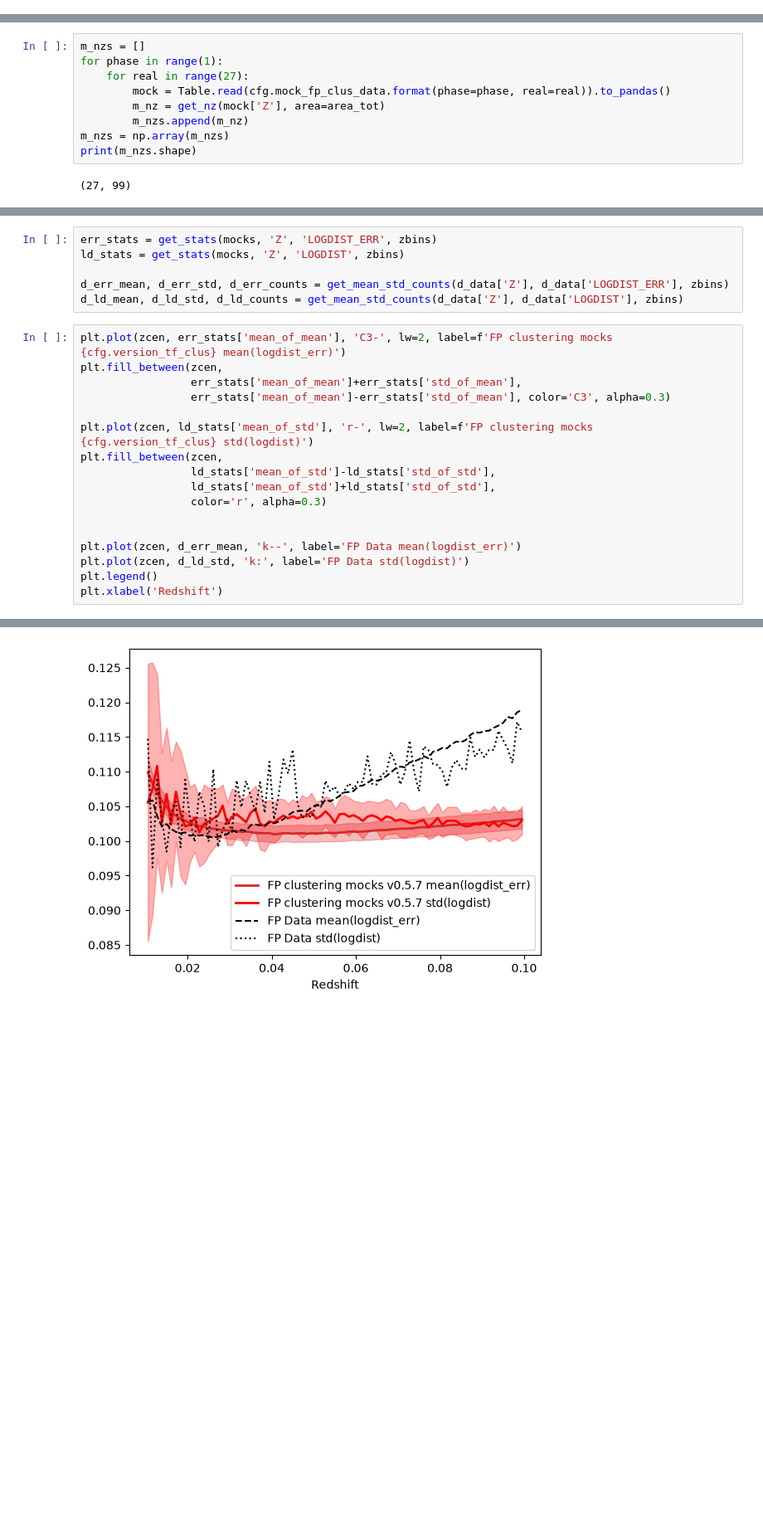
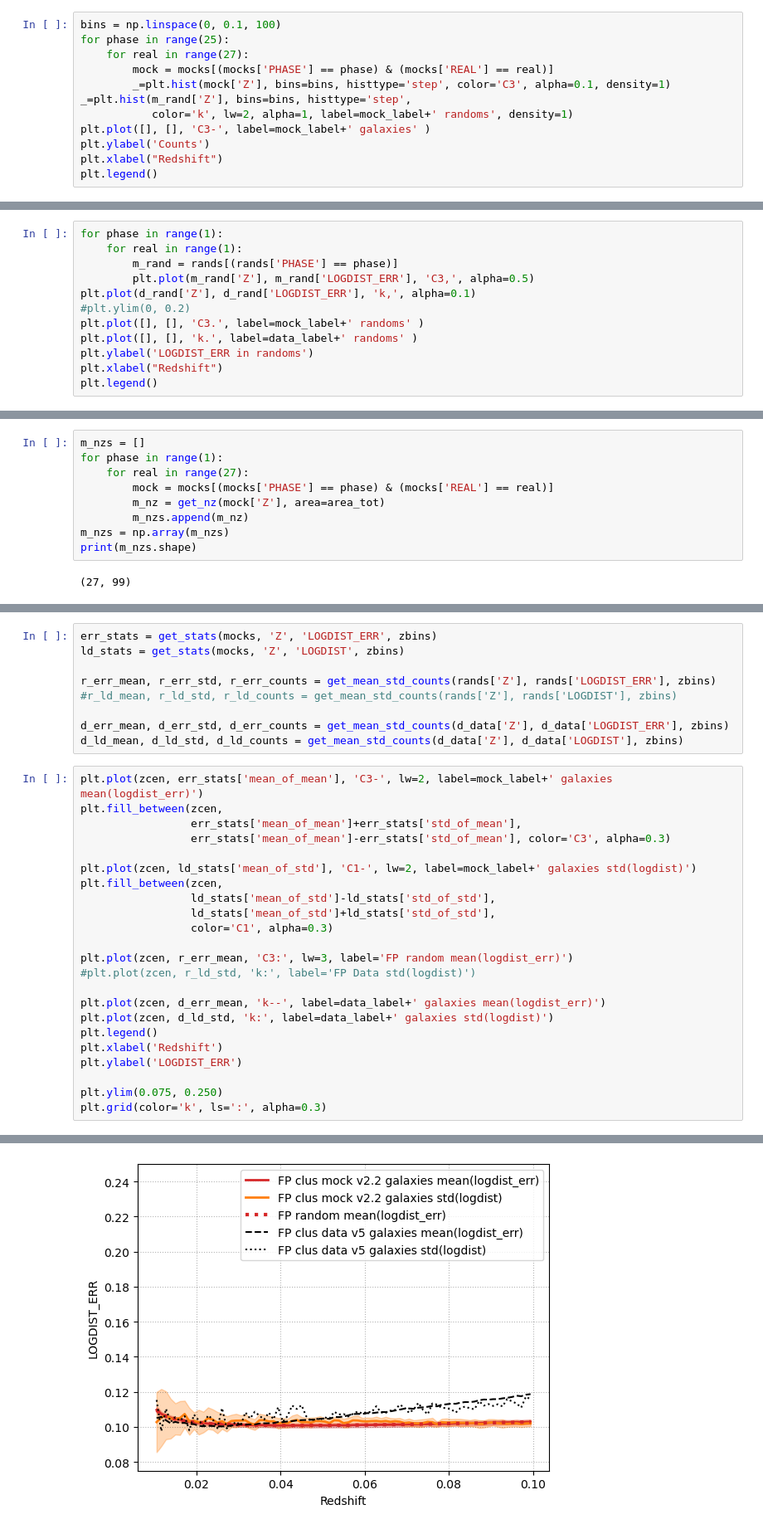
Before and after one commit to julianbautista/desi_pv_mocks, a Jupyter notebook: notebooks/check_FP_clustering.ipynb, the cells around one changed output, grey strips where cells are left out. Shown at 83% size. Saved outputs shown, nothing was run; the diff lists cells and outputs as text; blank space fills up the shorter version.

```diff
--- a/notebooks/check_FP_clustering.ipynb
+++ b/notebooks/check_FP_clustering.ipynb
@@ -78,0 +103,12 @@ mocks = read_mocks()
+# %%
+bins = np.linspace(0, 0.1, 100)
+for phase in range(25):
+    for real in range(27):
+        mock = mocks[(mocks['PHASE'] == phase) & (mocks['REAL'] == real)]
+        _=plt.hist(mock['Z'], bins=bins, histtype='step', color='C3', alpha=0.1, density=1)
+_=plt.hist(m_rand['Z'], bins=bins, histtype='step',
+           color='k', lw=2, alpha=1, label=mock_label+' randoms', density=1)
+plt.plot([], [], 'C3-', label=mock_label+' galaxies' )
+plt.ylabel('Counts')
+plt.xlabel("Redshift")
+plt.legend()
@@ -123,0 +165,12 @@ plt.legend()
+# %%
+for phase in range(1):
+    for real in range(1):
+        m_rand = rands[(rands['PHASE'] == phase)]
+        plt.plot(m_rand['Z'], m_rand['LOGDIST_ERR'], 'C3,', alpha=0.5)
+plt.plot(d_rand['Z'], d_rand['LOGDIST_ERR'], 'k,', alpha=0.1)
+#plt.ylim(0, 0.2)
+plt.plot([], [], 'C3.', label=mock_label+' randoms' )
+plt.plot([], [], 'k.', label=data_label+' randoms' )
+plt.ylabel('LOGDIST_ERR in randoms')
+plt.xlabel("Redshift")
+plt.legend()
@@ -138,7 +194,7 @@ def get_nz(z, weights=None,  area=area_tot):
 m_nzs = []
 for phase in range(1):
     for real in range(27):
-        mock = Table.read(cfg.mock_fp_clus_data.format(phase=phase, real=real)).to_pandas()
+        mock = mocks[(mocks['PHASE'] == phase) & (mocks['REAL'] == real)]
         m_nz = get_nz(mock['Z'], area=area_tot)
         m_nzs.append(m_nz)
 m_nzs = np.array(m_nzs)
@@ -196,23 +252,32 @@ def get_stats(mocks, x_name, y_name, xbins):
 err_stats = get_stats(mocks, 'Z', 'LOGDIST_ERR', zbins)
 ld_stats = get_stats(mocks, 'Z', 'LOGDIST', zbins)
 
+r_err_mean, r_err_std, r_err_counts = get_mean_std_counts(rands['Z'], rands['LOGDIST_ERR'], zbins)
+#r_ld_mean, r_ld_std, r_ld_counts = get_mean_std_counts(rands['Z'], rands['LOGDIST'], zbins)
+
 d_err_mean, d_err_std, d_err_counts = get_mean_std_counts(d_data['Z'], d_data['LOGDIST_ERR'], zbins)
 d_ld_mean, d_ld_std, d_ld_counts = get_mean_std_counts(d_data['Z'], d_data['LOGDIST'], zbins)
 # %%
-plt.plot(zcen, err_stats['mean_of_mean'], 'C3-', lw=2, label=f'FP clustering mocks {cfg.version_tf_clus} mean(logdist_err)')
+plt.plot(zcen, err_stats['mean_of_mean'], 'C3-', lw=2, label=mock_label+' galaxies mean(logdist_err)')
 plt.fill_between(zcen,
                  err_stats['mean_of_mean']+err_stats['std_of_mean'],
                  err_stats['mean_of_mean']-err_stats['std_of_mean'], color='C3', alpha=0.3)
 
-plt.plot(zcen, ld_stats['mean_of_std'], 'r-', lw=2, label=f'FP clustering mocks {cfg.version_tf_clus} std(logdist)')
+plt.plot(zcen, ld_stats['mean_of_std'], 'C1-', lw=2, label=mock_label+' galaxies std(logdist)')
 plt.fill_between(zcen,
                  ld_stats['mean_of_std']-ld_stats['std_of_std'],
                  ld_stats['mean_of_std']+ld_stats['std_of_std'],
-                 color='r', alpha=0.3)
+                 color='C1', alpha=0.3)
 
+plt.plot(zcen, r_err_mean, 'C3:', lw=3, label='FP random mean(logdist_err)')
+#plt.plot(zcen, r_ld_std, 'k:', label='FP Data std(logdist)')
 
-plt.plot(zcen, d_err_mean, 'k--', label='FP Data mean(logdist_err)')
-plt.plot(zcen, d_ld_std, 'k:', label='FP Data std(logdist)')
+plt.plot(zcen, d_err_mean, 'k--', label=data_label+' galaxies mean(logdist_err)')
+plt.plot(zcen, d_ld_std, 'k:', label=data_label+' galaxies std(logdist)')
 plt.legend()
 plt.xlabel('Redshift')
+plt.ylabel('LOGDIST_ERR')
+
+plt.ylim(0.075, 0.250)
+plt.grid(color='k', ls=':', alpha=0.3)
 # %% [output]
@@ -220,2 +284,2 @@ Text(0.5, 0, 'Redshift')
-[figure, old version]
+[figure, new version]
 # %%
```
Also changed, not shown: parts of 19 cells of this notebook, 6 other files.
